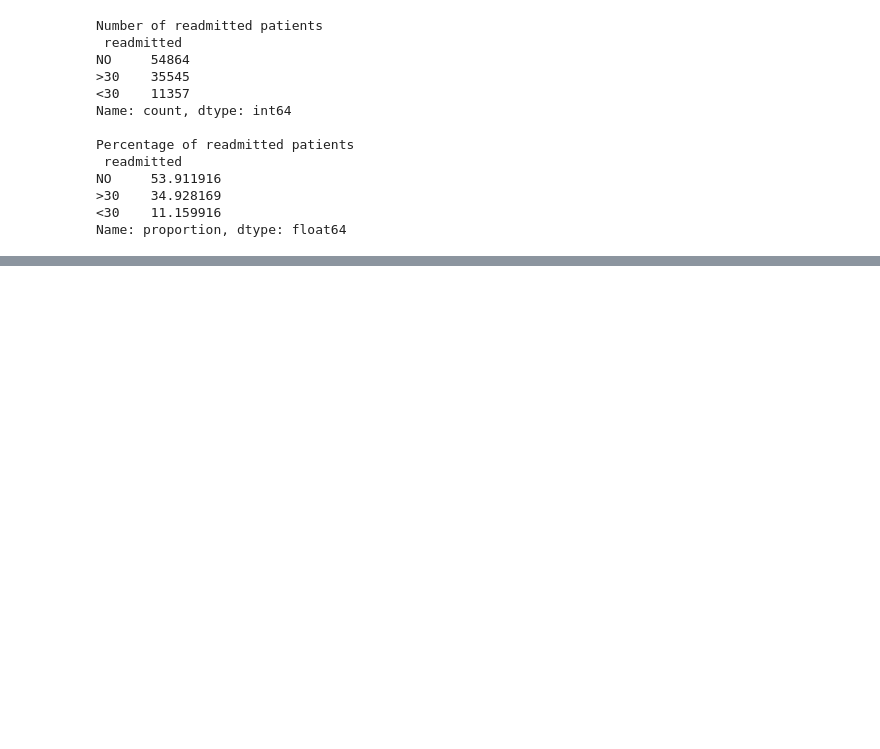
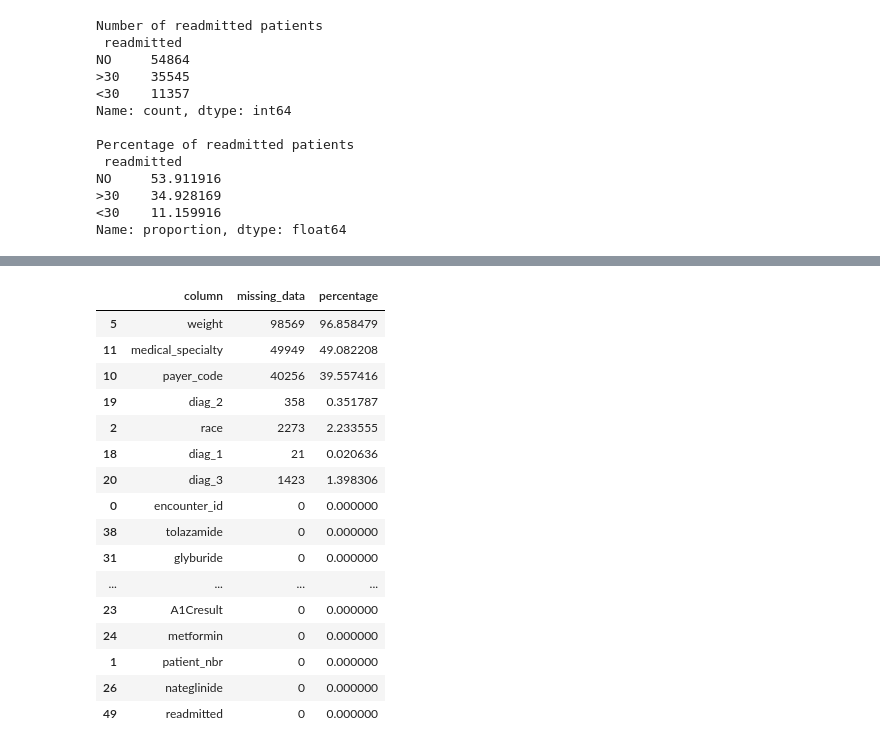
Before and after one commit to EduardoYaguar/act1_2p_si_eda_2_25_yaguar, a Jupyter notebook: act1_2p_si_eda_2_25_yaguar.ipynb, the cells around one changed output, grey strips where cells are left out. Saved outputs shown, nothing was run; the diff lists cells and outputs as text; code cells hidden in the pictures; blank space fills up the shorter version.

Commit message:
Data Cleaning

```diff
--- a/act1_2p_si_eda_2_25_yaguar.ipynb
+++ b/act1_2p_si_eda_2_25_yaguar.ipynb
@@ -84,0 +98,4 @@ Name: proportion, dtype: float64
+# %%
+#Search for the amount of missing data in the columns
+missing_data = np.array([(column, df[column][df[column] == '?'].count())  for column in df.columns])
+missing_data
@@ -84,0 +120,24 @@ Name: proportion, dtype: float64
+# %%
+#Get a better view of the amount of missing data and the impact on the data. So i can identify find a propper technique to hanlde the dataset
+missing_df = pd.DataFrame(list(missing_data), columns=['column', 'missing_data'])
+missing_df['percentage'] = (missing_df['missing_data'].astype(int) / len(df)) * 100
+missing_df = missing_df.sort_values('missing_data', ascending=False)
+missing_df
+# %% [output]
+|  | column | missing_data | percentage |
+| 5 | weight | 98569 | 96.858479 |
+| 11 | medical_specialty | 49949 | 49.082208 |
+| 10 | payer_code | 40256 | 39.557416 |
+| 19 | diag_2 | 358 | 0.351787 |
+| 2 | race | 2273 | 2.233555 |
+| 18 | diag_1 | 21 | 0.020636 |
+| 20 | diag_3 | 1423 | 1.398306 |
+| 0 | encounter_id | 0 | 0.000000 |
+| 38 | tolazamide | 0 | 0.000000 |
+| 31 | glyburide | 0 | 0.000000 |
+| ... | ... | ... | ... |
+| 23 | A1Cresult | 0 | 0.000000 |
+| 24 | metformin | 0 | 0.000000 |
+| 1 | patient_nbr | 0 | 0.000000 |
+| 26 | nateglinide | 0 | 0.000000 |
+| 49 | readmitted | 0 | 0.000000 |
```
Also changed, not shown: parts of 8 cells of this notebook.
